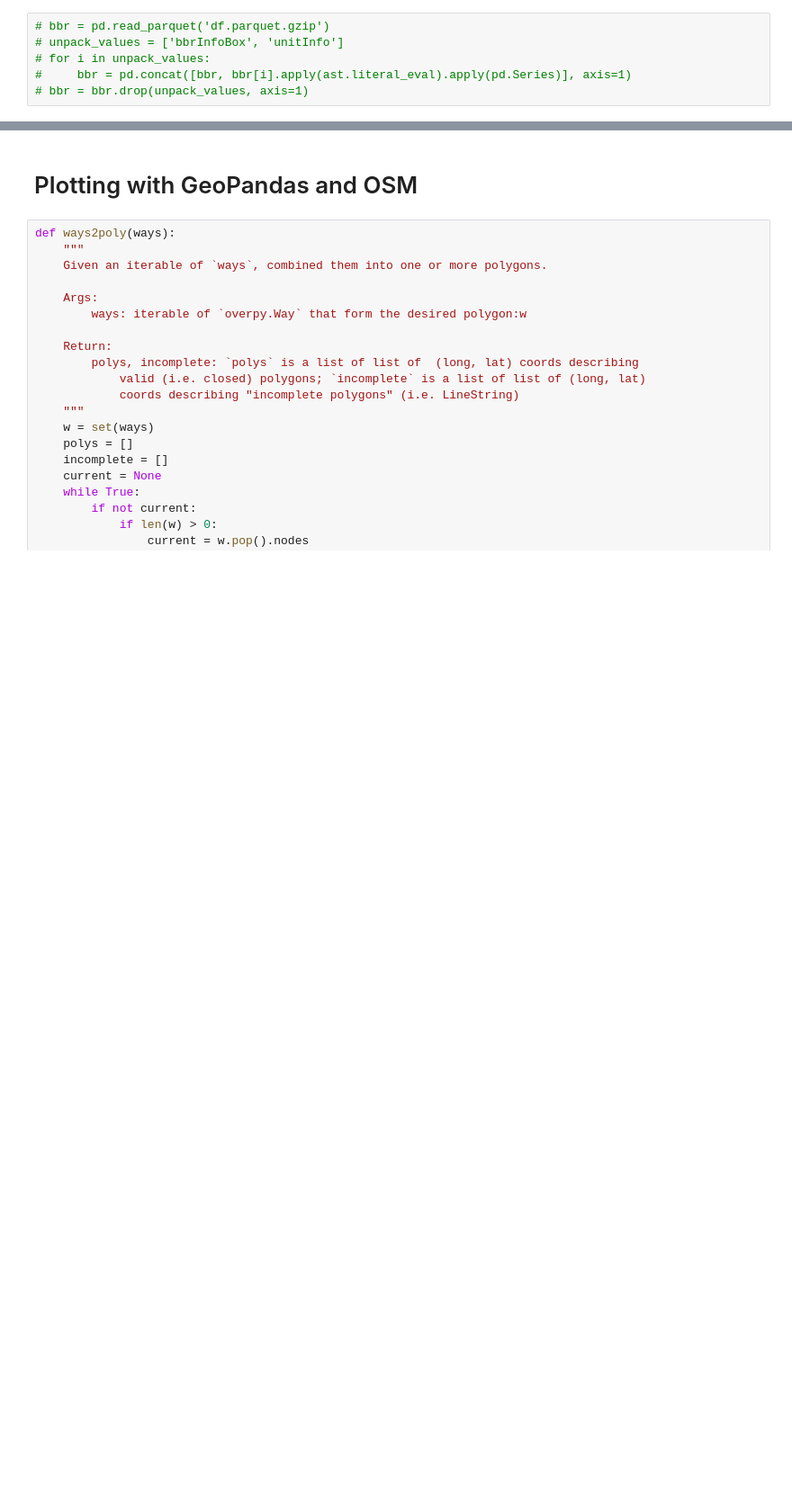
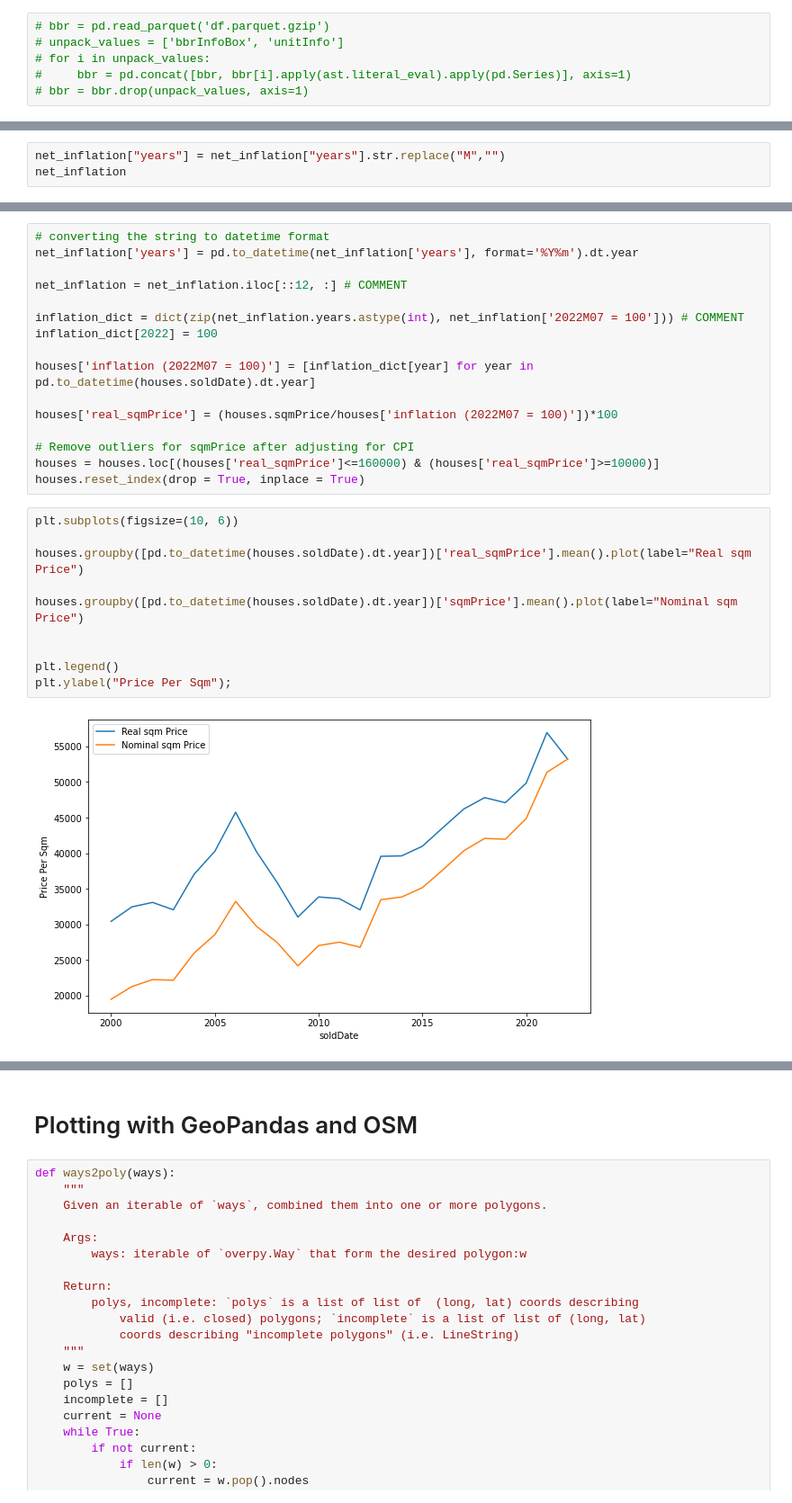
Before and after one commit to yapicikerem/ISDS_G9, a Jupyter notebook: data_analysis.ipynb, the cells around one changed output, grey strips where cells are left out. Shown at 90% size. Saved outputs shown, nothing was run; the diff lists cells and outputs as text; blank space fills up the shorter version.

```diff
--- a/data_analysis.ipynb
+++ b/data_analysis.ipynb
@@ -201,0 +262,3 @@ houses = houses.loc[(houses['sqmPrice']<=160000) & (houses['sqmPrice']>=10000)]
+# %%
+net_inflation["years"] = net_inflation["years"].str.replace("M","")
+net_inflation
@@ -201,0 +279,28 @@ houses = houses.loc[(houses['sqmPrice']<=160000) & (houses['sqmPrice']>=10000)]
+# %%
+# converting the string to datetime format
+net_inflation['years'] = pd.to_datetime(net_inflation['years'], format='%Y%m').dt.year
+
+net_inflation = net_inflation.iloc[::12, :] # COMMENT
+
+inflation_dict = dict(zip(net_inflation.years.astype(int), net_inflation['2022M07 = 100'])) # COMMENT
+inflation_dict[2022] = 100
+
+houses['inflation (2022M07 = 100)'] = [inflation_dict[year] for year in pd.to_datetime(houses.soldDate).dt.year]
+
+houses['real_sqmPrice'] = (houses.sqmPrice/houses['inflation (2022M07 = 100)'])*100
+
+# Remove outliers for sqmPrice after adjusting for CPI
+houses = houses.loc[(houses['real_sqmPrice']<=160000) & (houses['real_sqmPrice']>=10000)]
+houses.reset_index(drop = True, inplace = True)
+# %%
+plt.subplots(figsize=(10, 6))
+
+houses.groupby([pd.to_datetime(houses.soldDate).dt.year])['real_sqmPrice'].mean().plot(label="Real sqm Price")
+
+houses.groupby([pd.to_datetime(houses.soldDate).dt.year])['sqmPrice'].mean().plot(label="Nominal sqm Price")
+
+
+plt.legend()
+plt.ylabel("Price Per Sqm");
+# %% [output]
+[figure, added]
```
Also changed, not shown: parts of 16 cells of this notebook, 1 other file.
